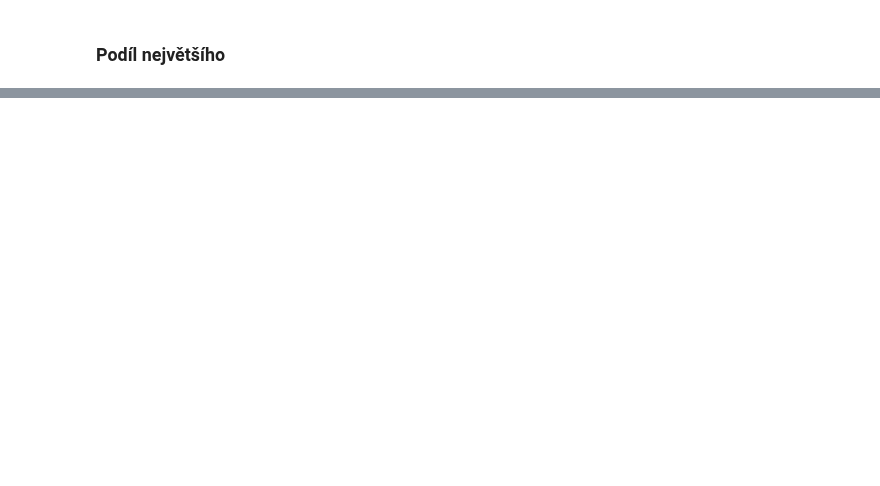
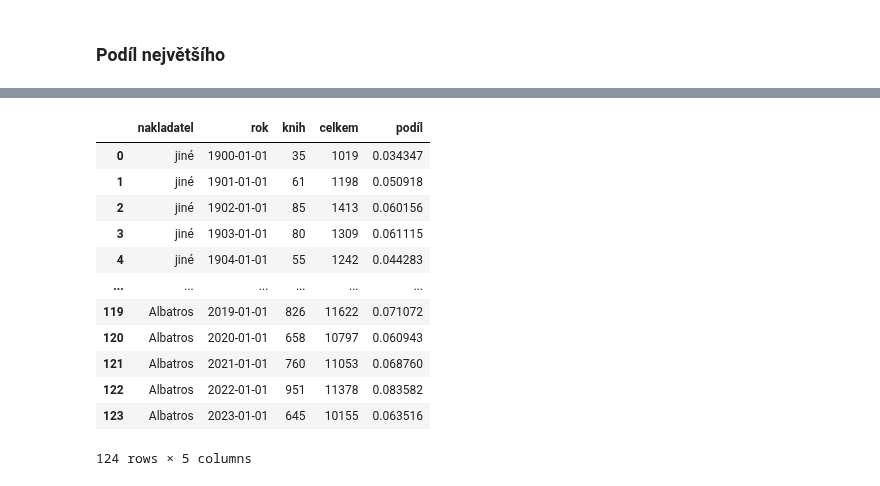
Before and after one commit to DataRozhlas/knizni-peoplemetr, a Jupyter notebook: 902e_nakladatelstvi.ipynb, the cells around one changed output, grey strips where cells are left out. Cells and saved outputs as stored; diff of their text form; code cells hidden in the pictures; blank space fills up the shorter version.

```diff
--- a/902e_nakladatelstvi.ipynb
+++ b/902e_nakladatelstvi.ipynb
@@ -234,17 +609,27 @@ nakl
 # %%
 result = nakl[~nakl['nakladatel'].isin(samonaklad)].sort_values(['rok', 'podíl'], ascending=[True, False]).drop_duplicates('rok')
-print(result)
 result = result[result['rok'].isin(range(1900,2024))]
 result['rok'] = pd.to_datetime(result['rok'].apply(lambda x: f"{int(x)}-01-01"))
 result = result.replace({'IŽ': 'Železný','Ivo Železný':'Železný','Euromedia Group':'Euromedia'})
 nejcastejsi = result.groupby('nakladatel').size()
-print(nejcastejsi.nlargest(15))
 nejcastejsi = nejcastejsi[nejcastejsi >=4 ].index.to_list()
-print(nejcastejsi)
-nejcastejsi=['SPN','MOBA','Železný','Euromedia','Orbis']
+nejcastejsi=['SPN','MOBA','Železný','Euromedia','Orbis','Albatros']
 nenahrazeni = {x : x for x in nejcastejsi}
-print(nenahrazeni)
 result = pl.from_pandas(result).with_columns(pl.col('nakladatel').replace_strict(nenahrazeni, default='jiné')).to_pandas()
 result
+# %% [output]
+|  | nakladatel | rok | knih | celkem | podíl |
+| 0 | jiné | 1900-01-01 | 35 | 1019 | 0.034347 |
+| 1 | jiné | 1901-01-01 | 61 | 1198 | 0.050918 |
+| 2 | jiné | 1902-01-01 | 85 | 1413 | 0.060156 |
+| 3 | jiné | 1903-01-01 | 80 | 1309 | 0.061115 |
+| 4 | jiné | 1904-01-01 | 55 | 1242 | 0.044283 |
+| ... | ... | ... | ... | ... | ... |
+| 119 | Albatros | 2019-01-01 | 826 | 11622 | 0.071072 |
+| 120 | Albatros | 2020-01-01 | 658 | 10797 | 0.060943 |
+| 121 | Albatros | 2021-01-01 | 760 | 11053 | 0.068760 |
+| 122 | Albatros | 2022-01-01 | 951 | 11378 | 0.083582 |
+| 123 | Albatros | 2023-01-01 | 645 | 10155 | 0.063516 |
+124 rows × 5 columns
 # %%
 result['nakladatel'].nunique()
```
Also changed, not shown: parts of 43 cells of this notebook, 14 other files.
